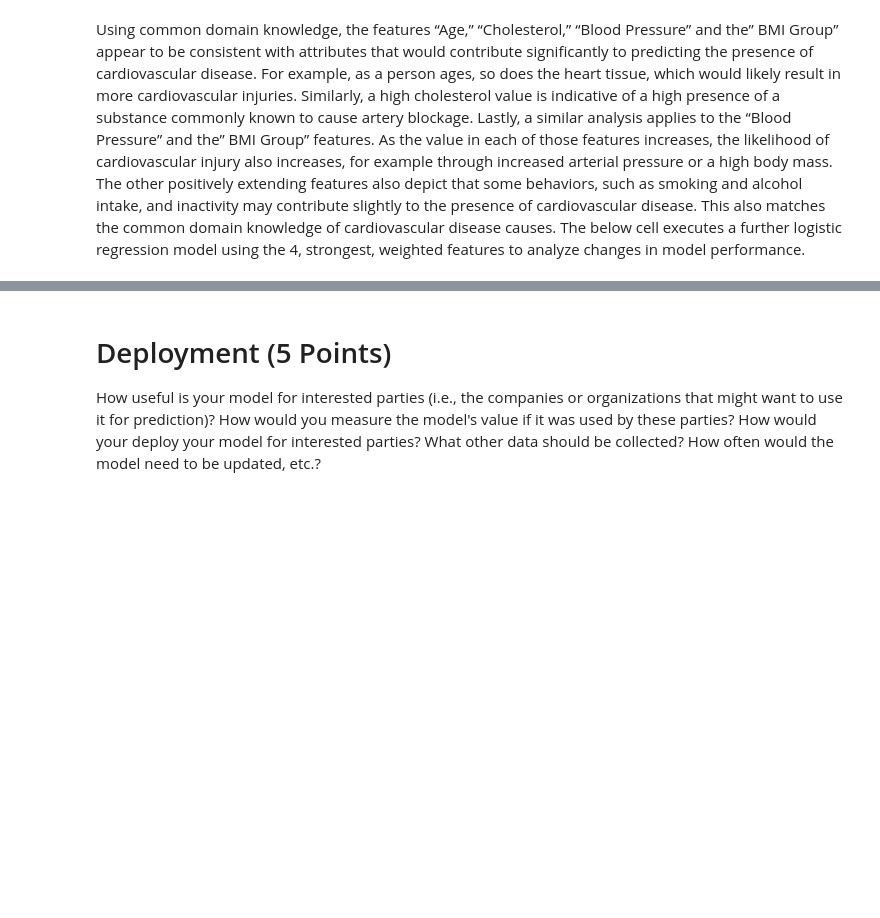
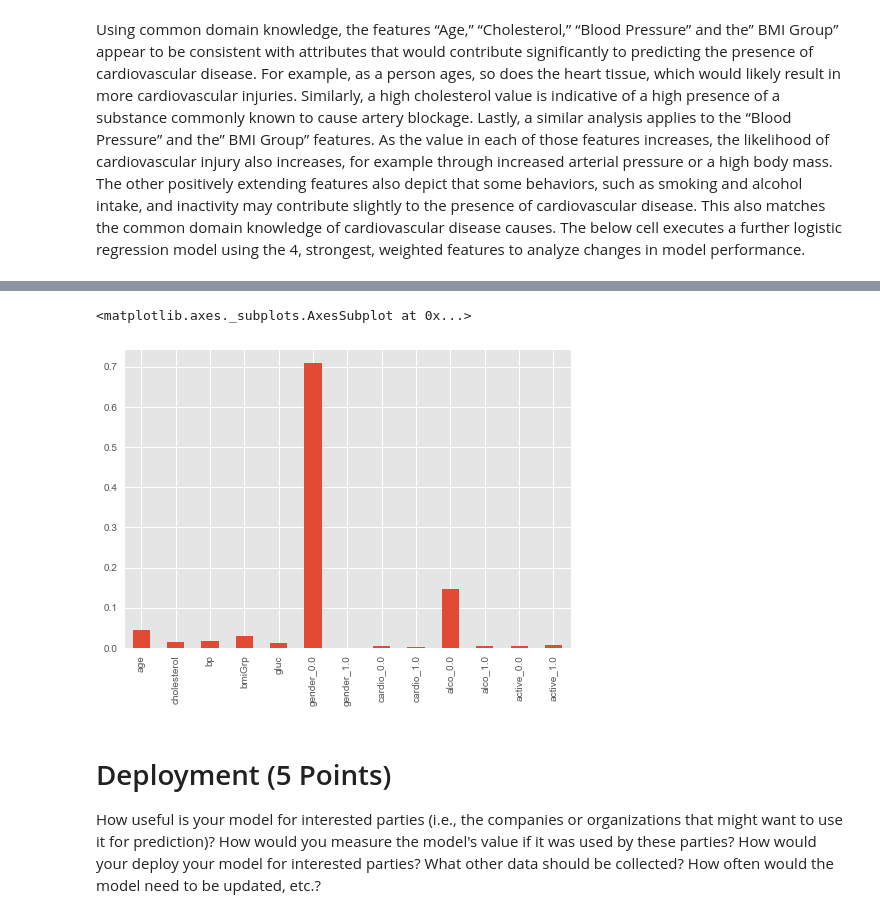
Before and after one commit to RobinsonCW/CardiovascularDiseaseClassification, a Jupyter notebook: src/objectives/lab-two/CardiovascularDiseaseClassification-LabTwo.ipynb, the cells around one changed output, grey strips where cells are left out. Saved outputs shown, nothing was run; the diff lists cells and outputs as text; code cells hidden in the pictures; blank space fills up the shorter version.

```diff
--- a/src/objectives/lab-two/CardiovascularDiseaseClassification-LabTwo.ipynb
+++ b/src/objectives/lab-two/CardiovascularDiseaseClassification-LabTwo.ipynb
@@ -630,3 +663,15 @@ Using common domain knowledge, the features “Age,” “Cholesterol,” “Blo
+# %%
+fit = smkInfo[2].fit(X_smk, y_smoke)
+
+plt.style.use('ggplot')
+
+weightNames = get_transformer_feature_names(smkInfo[2]['preprocessor'])
+weights = pd.Series(smkInfo[2]['clf'].feature_importances_, index=weightNames)
+#weights = pd.Series(smkInfo[2]['clf'].feature_importances_, index=X_smk.columns)
+weights.plot(kind='bar')
+# %% [output]
+<matplotlib.axes._subplots.AxesSubplot at 0x...>
+[figure, added]
 # %% [markdown]
 # Deployment (5 Points)
 
```
Also changed, not shown: parts of 5 cells of this notebook.
